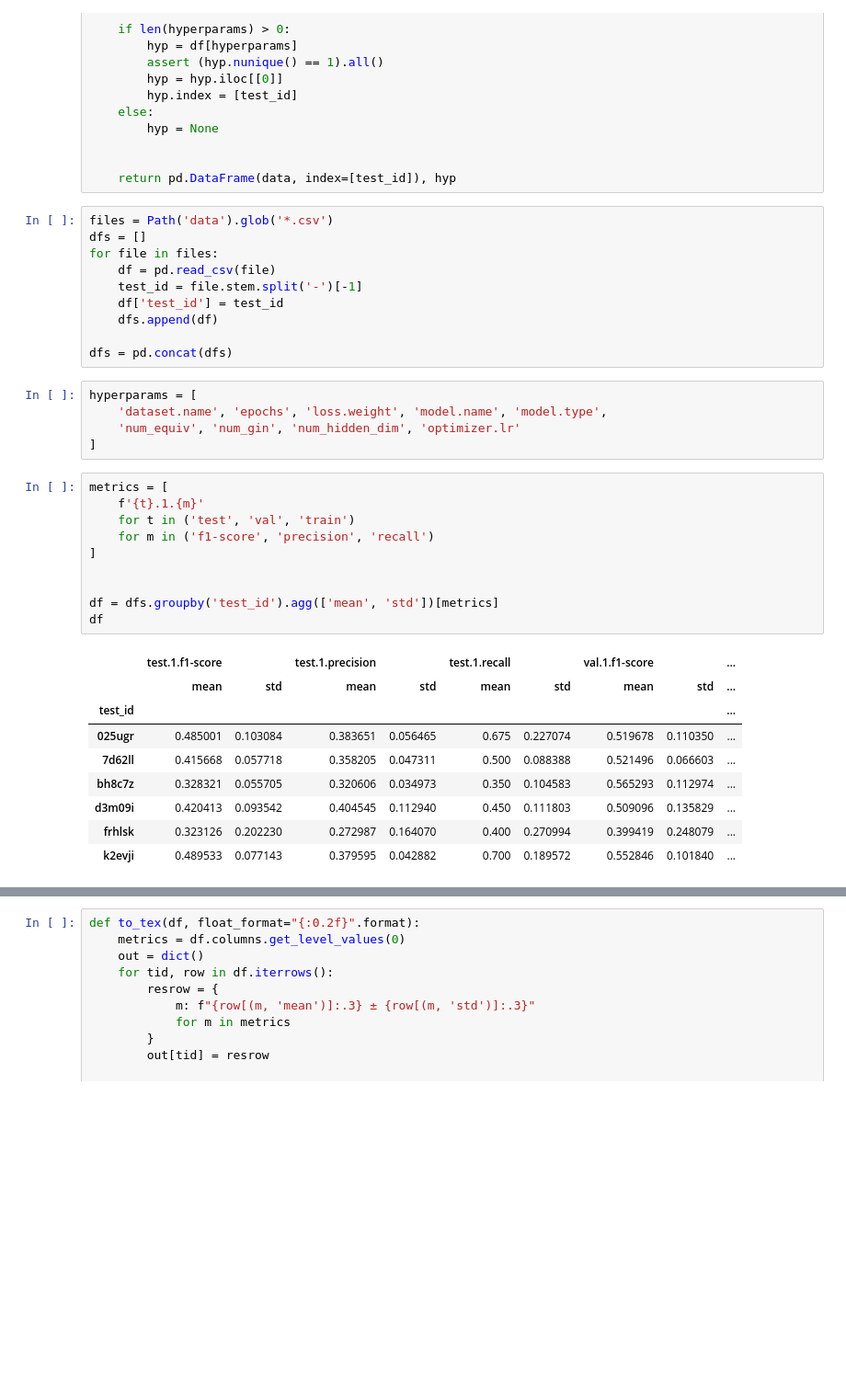
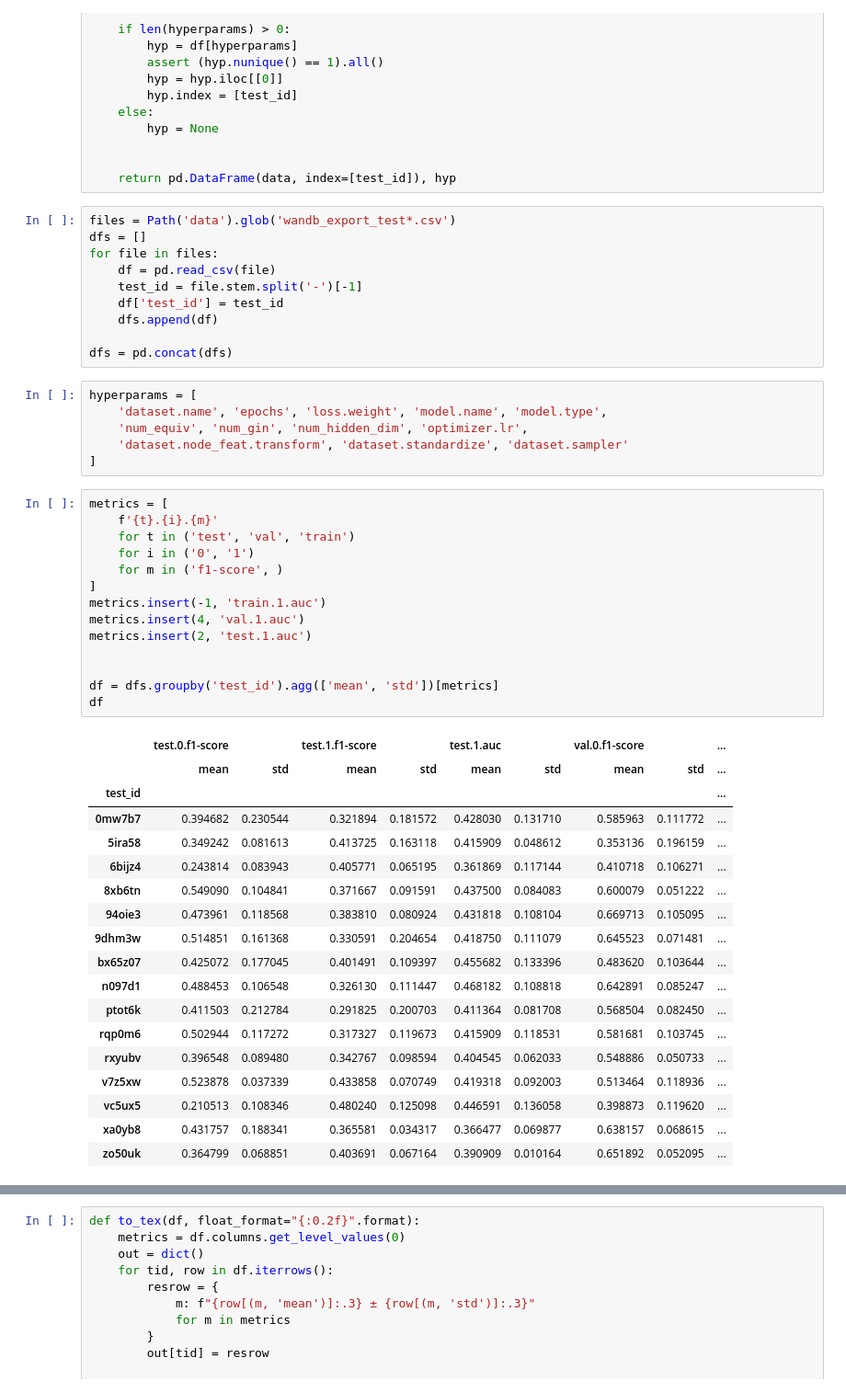
Before and after one commit to matthiaszeller/GNN-MI, a Jupyter notebook: notebook/results-table.ipynb, the cells around one changed output, grey strips where cells are left out. Shown at 92% size. Drawn from its saved outputs; the diff is of its cells as text; blank space fills up the shorter version.

```diff
--- a/notebook/results-table.ipynb
+++ b/notebook/results-table.ipynb
@@ -44,7 +44,7 @@ def process_metrics(df, test_id, hyperparams, include_test=True):
 
     return pd.DataFrame(data, index=[test_id]), hyp
 # %%
-files = Path('data').glob('*.csv')
+files = Path('data').glob('wandb_export_test*.csv')
 dfs = []
 for file in files:
     df = pd.read_csv(file)
@@ -56,28 +56,42 @@ dfs = pd.concat(dfs)
 # %%
 hyperparams = [
     'dataset.name', 'epochs', 'loss.weight', 'model.name', 'model.type',
-    'num_equiv', 'num_gin', 'num_hidden_dim', 'optimizer.lr'
+    'num_equiv', 'num_gin', 'num_hidden_dim', 'optimizer.lr',
+    'dataset.node_feat.transform', 'dataset.standardize', 'dataset.sampler'
 ]
 # %%
 metrics = [
-    f'{t}.1.{m}'
+    f'{t}.{i}.{m}'
     for t in ('test', 'val', 'train')
-    for m in ('f1-score', 'precision', 'recall')
+    for i in ('0', '1')
+    for m in ('f1-score', )
 ]
+metrics.insert(-1, 'train.1.auc')
+metrics.insert(4, 'val.1.auc')
+metrics.insert(2, 'test.1.auc')
 
 
 df = dfs.groupby('test_id').agg(['mean', 'std'])[metrics]
 df
 # %% [output]
-|  | test.1.f1-score |  | test.1.precision |  | test.1.recall |  | val.1.f1-score |  | ... |
+|  | test.0.f1-score |  | test.1.f1-score |  | test.1.auc |  | val.0.f1-score |  | ... |
 |  | mean | std | mean | std | mean | std | mean | std | ... |
 | test_id |  |  |  |  |  |  |  |  | ... |
-| 025ugr | 0.485001 | 0.103084 | 0.383651 | 0.056465 | 0.675 | 0.227074 | 0.519678 | 0.110350 | ... |
-| 7d62ll | 0.415668 | 0.057718 | 0.358205 | 0.047311 | 0.500 | 0.088388 | 0.521496 | 0.066603 | ... |
-| bh8c7z | 0.328321 | 0.055705 | 0.320606 | 0.034973 | 0.350 | 0.104583 | 0.565293 | 0.112974 | ... |
-| d3m09i | 0.420413 | 0.093542 | 0.404545 | 0.112940 | 0.450 | 0.111803 | 0.509096 | 0.135829 | ... |
-| frhlsk | 0.323126 | 0.202230 | 0.272987 | 0.164070 | 0.400 | 0.270994 | 0.399419 | 0.248079 | ... |
-| k2evji | 0.489533 | 0.077143 | 0.379595 | 0.042882 | 0.700 | 0.189572 | 0.552846 | 0.101840 | ... |
+| 0mw7b7 | 0.394682 | 0.230544 | 0.321894 | 0.181572 | 0.428030 | 0.131710 | 0.585963 | 0.111772 | ... |
+| 5ira58 | 0.349242 | 0.081613 | 0.413725 | 0.163118 | 0.415909 | 0.048612 | 0.353136 | 0.196159 | ... |
+| 6bijz4 | 0.243814 | 0.083943 | 0.405771 | 0.065195 | 0.361869 | 0.117144 | 0.410718 | 0.106271 | ... |
+| 8xb6tn | 0.549090 | 0.104841 | 0.371667 | 0.091591 | 0.437500 | 0.084083 | 0.600079 | 0.051222 | ... |
+| 94oie3 | 0.473961 | 0.118568 | 0.383810 | 0.080924 | 0.431818 | 0.108104 | 0.669713 | 0.105095 | ... |
+| 9dhm3w | 0.514851 | 0.161368 | 0.330591 | 0.204654 | 0.418750 | 0.111079 | 0.645523 | 0.071481 | ... |
+| bx65z07 | 0.425072 | 0.177045 | 0.401491 | 0.109397 | 0.455682 | 0.133396 | 0.483620 | 0.103644 | ... |
+| n097d1 | 0.488453 | 0.106548 | 0.326130 | 0.111447 | 0.468182 | 0.108818 | 0.642891 | 0.085247 | ... |
+| ptot6k | 0.411503 | 0.212784 | 0.291825 | 0.200703 | 0.411364 | 0.081708 | 0.568504 | 0.082450 | ... |
+| rqp0m6 | 0.502944 | 0.117272 | 0.317327 | 0.119673 | 0.415909 | 0.118531 | 0.581681 | 0.103745 | ... |
+| rxyubv | 0.396548 | 0.089480 | 0.342767 | 0.098594 | 0.404545 | 0.062033 | 0.548886 | 0.050733 | ... |
+| v7z5xw | 0.523878 | 0.037339 | 0.433858 | 0.070749 | 0.419318 | 0.092003 | 0.513464 | 0.118936 | ... |
+| vc5ux5 | 0.210513 | 0.108346 | 0.480240 | 0.125098 | 0.446591 | 0.136058 | 0.398873 | 0.119620 | ... |
+| xa0yb8 | 0.431757 | 0.188341 | 0.365581 | 0.034317 | 0.366477 | 0.069877 | 0.638157 | 0.068615 | ... |
+| zo50uk | 0.364799 | 0.068851 | 0.403691 | 0.067164 | 0.390909 | 0.010164 | 0.651892 | 0.052095 | ... |
 # %%
 df_config = []
 for test_id, sub in dfs.groupby('test_id'):
```
Also changed, not shown: parts of 15 cells of this notebook, 2 other files.
